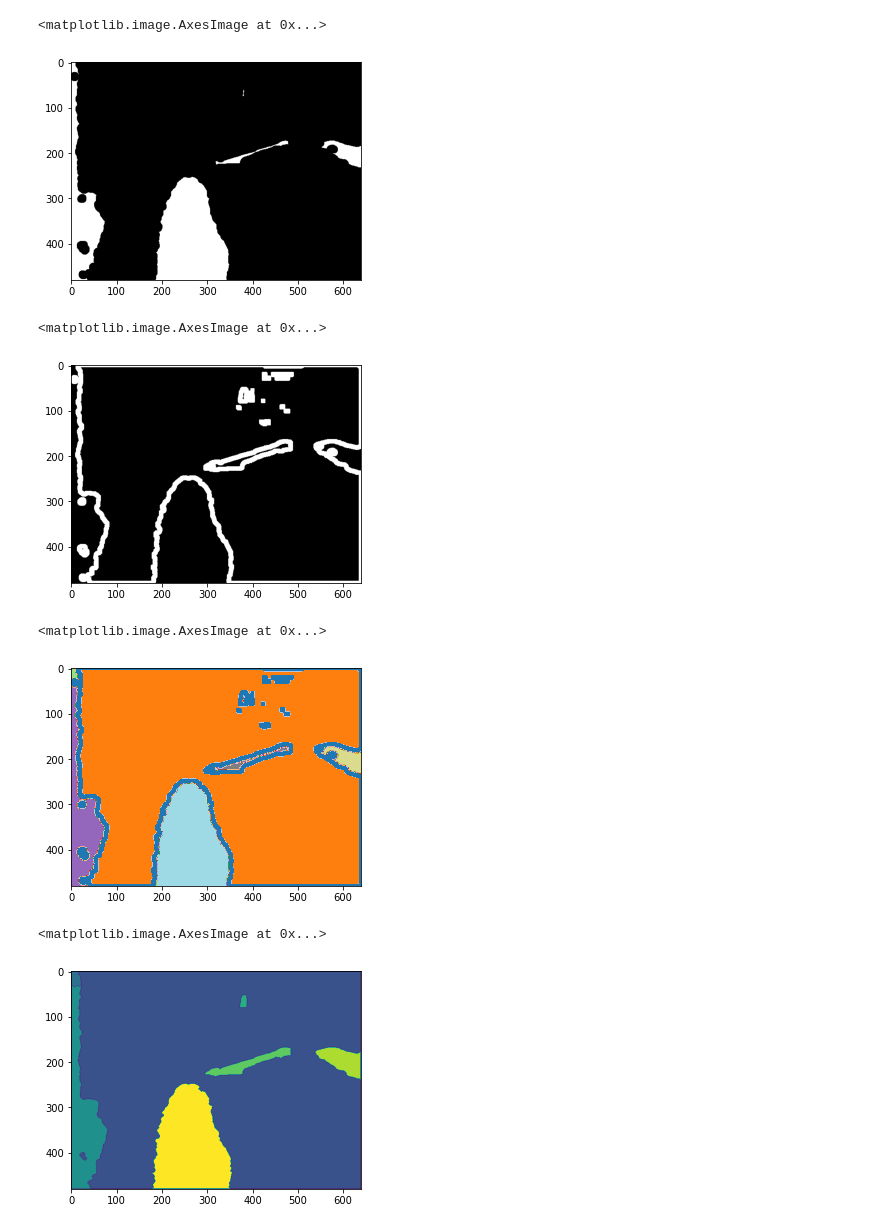
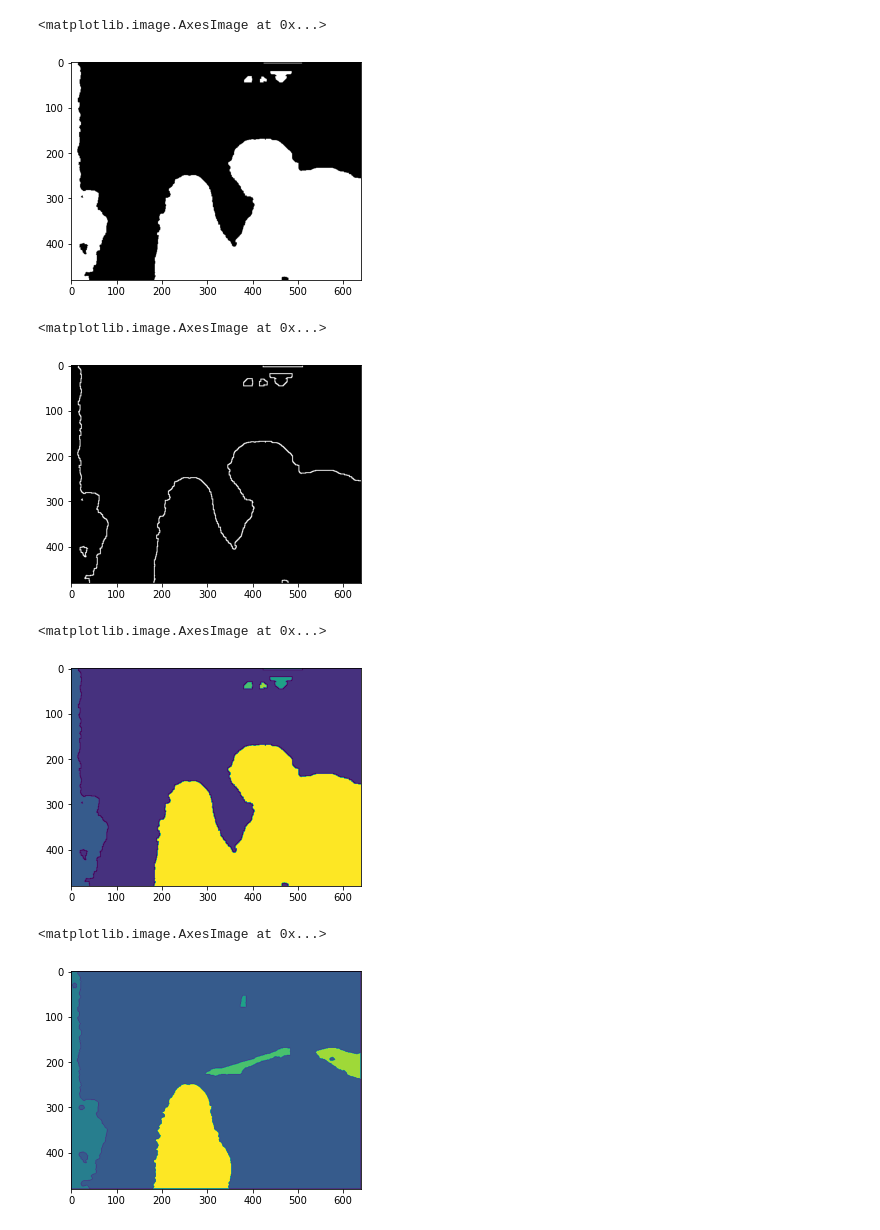
Before and after one commit to KokiYamane/3d_detection_test, a Jupyter notebook: opencv_test.ipynb, the cells around one changed output. Cells and saved outputs as stored; diff of their text form; code cells hidden in the pictures.

```diff
--- a/opencv_test.ipynb
+++ b/opencv_test.ipynb
@@ -3,9 +3,8 @@ import cv2
 import matplotlib.pyplot as plt
 import numpy as np
 # %%
-# image_depth = cv2.imread('data/20201219_224429/depth/depth000000000200.png', 0)
-# image_depth = cv2.imread('data/20201219_224429/color/color000000000200.png', 0)
-image_depth = cv2.imread('data/20201219_073658/depth/depth023307409300.png', 0)
+# image_depth = cv2.imread('data/20201219_073658/depth/depth023307409300.png', 0)
+image_depth = cv2.imread('data/20201219_073658/depth/depth000023966100.png', 0)
 print(image_depth)
 plt.imshow(image_depth, cmap='gray')
 # %% [output]
@@ -83,4 +82,6 @@ plt.imshow(sure_bg, cmap='gray')
 # %%
 dist_transform = cv2.distanceTransform(opening, cv2.DIST_L2, 5)
+dist_transform = np.uint16(dist_transform)
+print(dist_transform)
 plt.imshow(dist_transform)
 # %% [output]
@@ -89,10 +97,10 @@ plt.imshow(dist_transform)
 # %%
 # Finding sure foreground area
-ret, sure_fg = cv2.threshold(dist_transform, 0.1 * dist_transform.max(), 255, 0)
+ret, sure_fg = cv2.threshold(dist_transform, 0.005 * dist_transform.max(), 255, 0)
 plt.imshow(sure_fg, cmap='gray')
 # %% [output]
 <matplotlib.image.AxesImage at 0x...>
-[figure, old version]
+[figure, new version]
 # %%
 # Finding unknown region
 sure_fg = np.uint8(sure_fg)
@@ -100,28 +108,28 @@ unknown = cv2.subtract(sure_bg, sure_fg)
 plt.imshow(unknown, cmap='gray')
 # %% [output]
 <matplotlib.image.AxesImage at 0x...>
-[figure, old version]
+[figure, new version]
 # %%
 # Marker labelling
 ret, markers = cv2.connectedComponents(sure_fg)
 
 # Add one to all labels so that sure background is not 0, but 1
 markers = markers + 1
 
 # Now, mark the region of unknown with zero
 markers[unknown==255] = 0
 
-plt.imshow(markers, cmap='tab20')
+plt.imshow(markers)
 # %% [output]
 <matplotlib.image.AxesImage at 0x...>
-[figure, old version]
+[figure, new version]
 # %%
 color = cv2.cvtColor(image_depth, cv2.COLOR_GRAY2BGR)
 markers = cv2.watershed(color, markers)
 plt.imshow(markers)
 # %% [output]
 <matplotlib.image.AxesImage at 0x...>
-[figure, old version]
+[figure, new version]
 # %%
 color = cv2.cvtColor(image_depth, cv2.COLOR_GRAY2RGB)
 # color[markers == -1] = [255, 0, 0]
```
Also changed, not shown: parts of 13 cells of this notebook, 3 other files.
